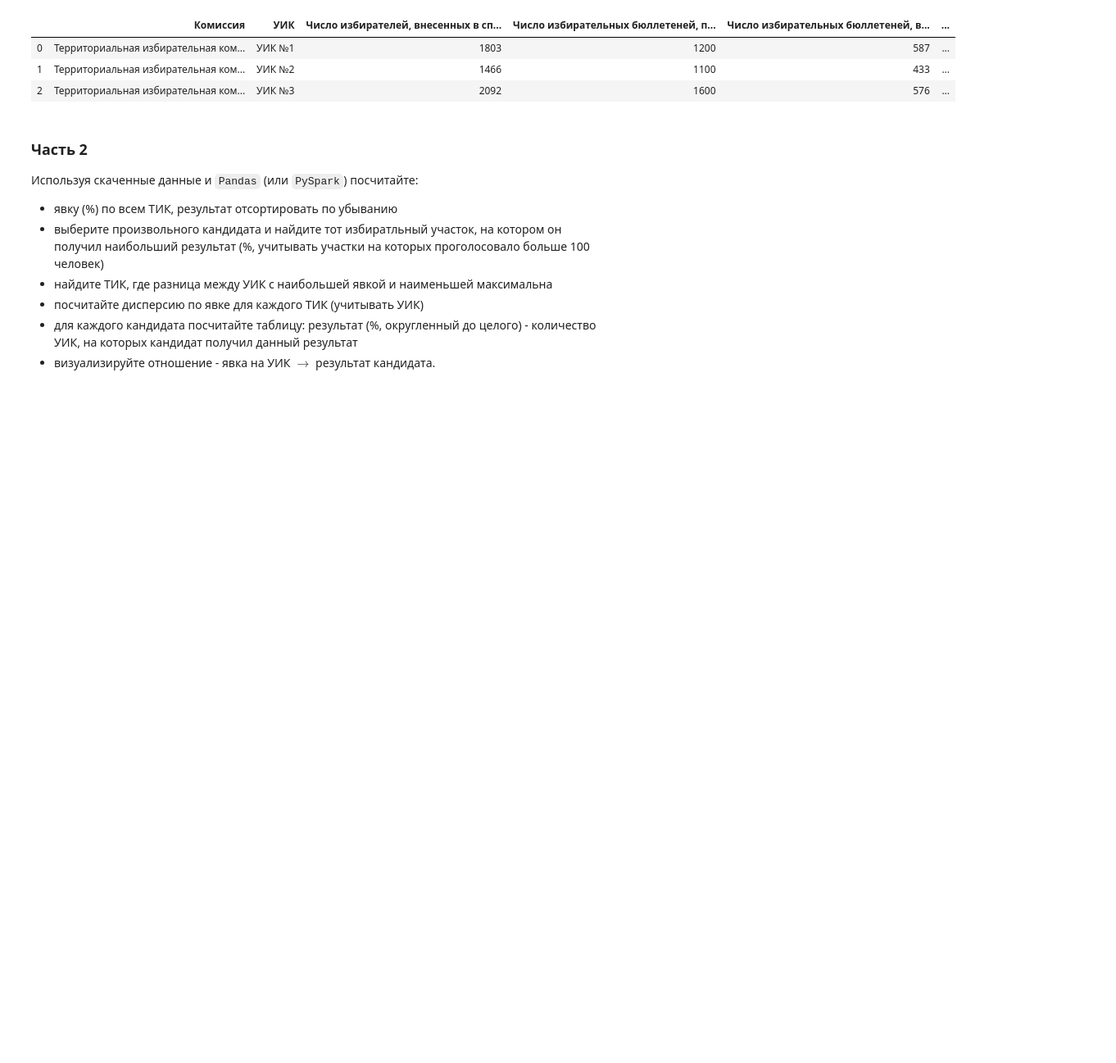
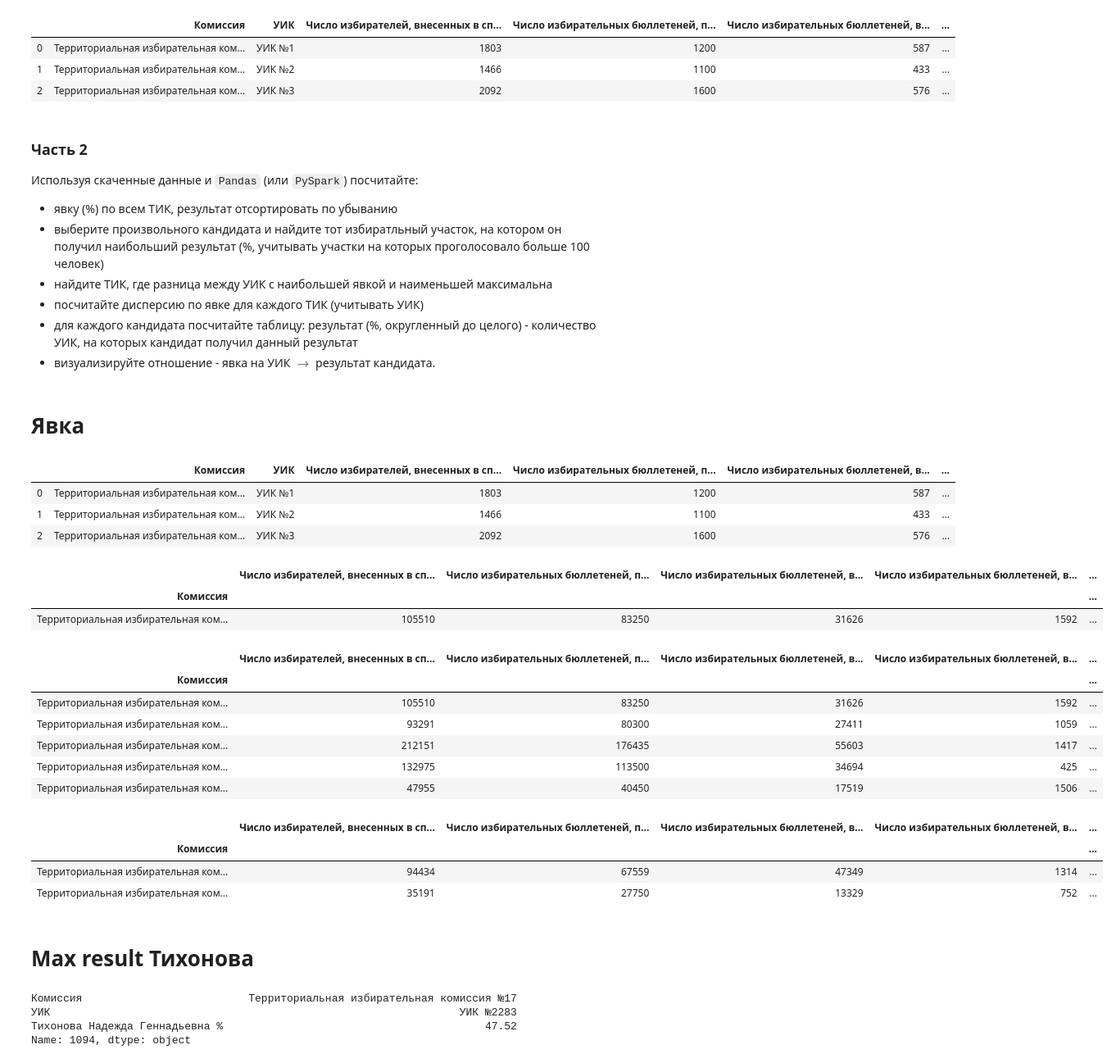
Before and after one commit to roma0398/classification2019, a Jupyter notebook: tasks/Task_4/Task_4.ipynb, the cells around one changed output. Shown at 82% size. Drawn from its saved outputs; the diff is of its cells as text; code cells hidden in the pictures; blank space fills up the shorter version.

```diff
--- a/tasks/Task_4/Task_4.ipynb
+++ b/tasks/Task_4/Task_4.ipynb
@@ -115,3 +121,50 @@ df.to_csv('Vote.csv', index=None)
 - посчитайте дисперсию по явке для каждого ТИК (учитывать УИК)
 - для каждого кандидата посчитайте таблицу: результат (%, округленный до целого) - количество УИК, на которых кандидат получил данный результат
 - визуализируйте отношение - явка на УИК $\rightarrow$ результат кандидата.
+# %% [markdown]
+# Явка
+# %%
+df = pd.read_csv('Vote.csv')
+# %%
+df.head(3)
+# %% [output]
+|  | Комиссия | УИК | Число избирателей, внесенных в сп... | Число избирательных бюллетеней, п... | Число избирательных бюллетеней, в... | ... |
+| 0 | Территориальная избирательная ком... | УИК №1 | 1803 | 1200 | 587 | ... |
+| 1 | Территориальная избирательная ком... | УИК №2 | 1466 | 1100 | 433 | ... |
+| 2 | Территориальная избирательная ком... | УИК №3 | 2092 | 1600 | 576 | ... |
+# %%
+terr = df.groupby('Комиссия').sum()
+terr.head(1)
+# %% [output]
+|  | Число избирателей, внесенных в сп... | Число избирательных бюллетеней, п... | Число избирательных бюллетеней, в... | Число избирательных бюллетеней, в... | ... |
+| Комиссия |  |  |  |  | ... |
+| Территориальная избирательная ком... | 105510 | 83250 | 31626 | 1592 | ... |
+# %%
+terr['явка%'] = round(100 * (terr.iloc[:,2] + terr.iloc[:,3]) / terr.iloc[:,0], 2)
+# %%
+terr.head()
+# %% [output]
+|  | Число избирателей, внесенных в сп... | Число избирательных бюллетеней, п... | Число избирательных бюллетеней, в... | Число избирательных бюллетеней, в... | ... |
+| Комиссия |  |  |  |  | ... |
+| Территориальная избирательная ком... | 105510 | 83250 | 31626 | 1592 | ... |
+| Территориальная избирательная ком... | 93291 | 80300 | 27411 | 1059 | ... |
+| Территориальная избирательная ком... | 212151 | 176435 | 55603 | 1417 | ... |
+| Территориальная избирательная ком... | 132975 | 113500 | 34694 | 425 | ... |
+| Территориальная избирательная ком... | 47955 | 40450 | 17519 | 1506 | ... |
+# %%
+terr = terr.sort_values(by=['явка%'],ascending = False)
+terr.head(2)
+# %% [output]
+|  | Число избирателей, внесенных в сп... | Число избирательных бюллетеней, п... | Число избирательных бюллетеней, в... | Число избирательных бюллетеней, в... | ... |
+| Комиссия |  |  |  |  | ... |
+| Территориальная избирательная ком... | 94434 | 67559 | 47349 | 1314 | ... |
+| Территориальная избирательная ком... | 35191 | 27750 | 13329 | 752 | ... |
+# %% [markdown]
+# Max result Тихонова
+# %%
+df[df['Число действительных избирательных бюллетеней']>100].loc[df['Тихонова Надежда Геннадьевна %'].idxmax()].iloc[[0,1,-1]]
+# %% [output]
+Комиссия                          Территориальная избирательная комиссия №17
+УИК                                                                УИК №2283
+Тихонова Надежда Геннадьевна %                                         47.52
+Name: 1094, dtype: object
```
Also changed, not shown: parts of 17 cells of this notebook.
